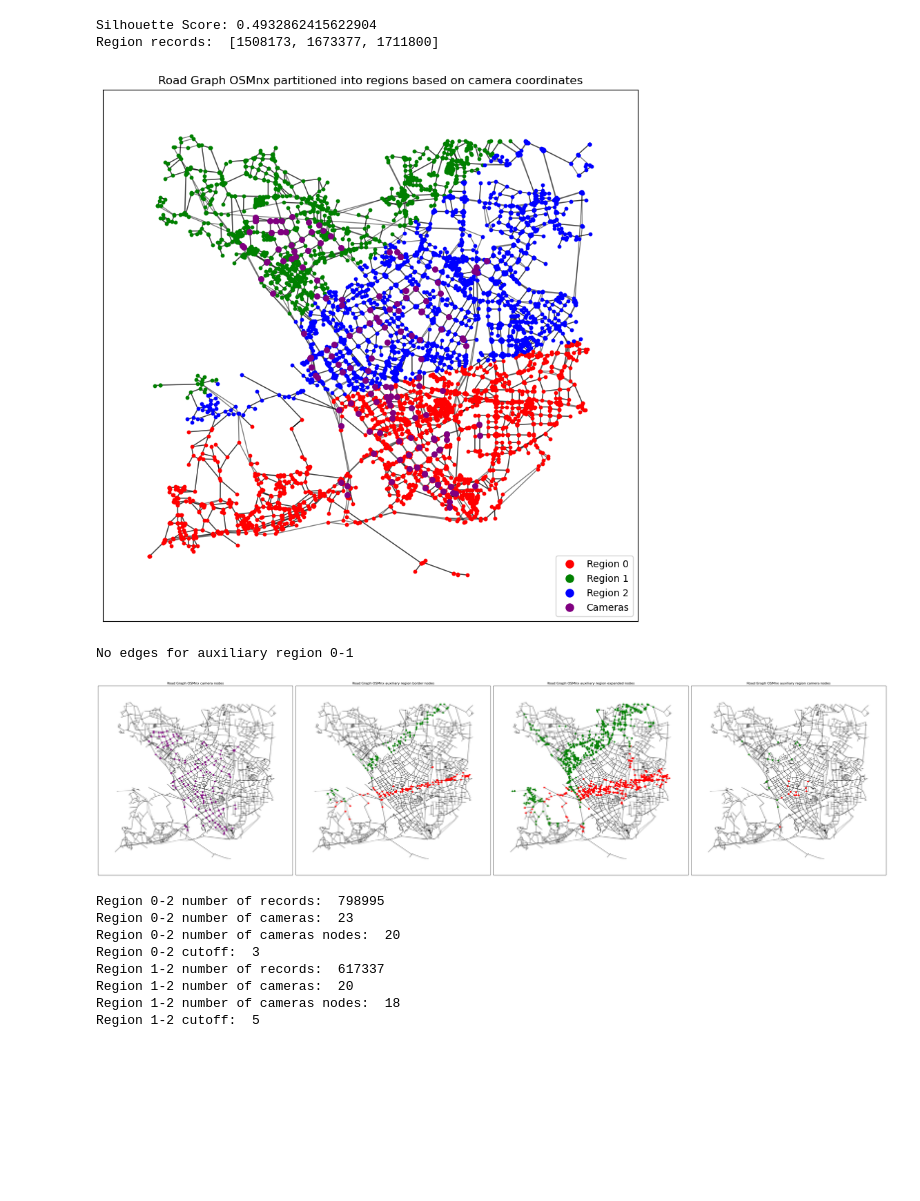
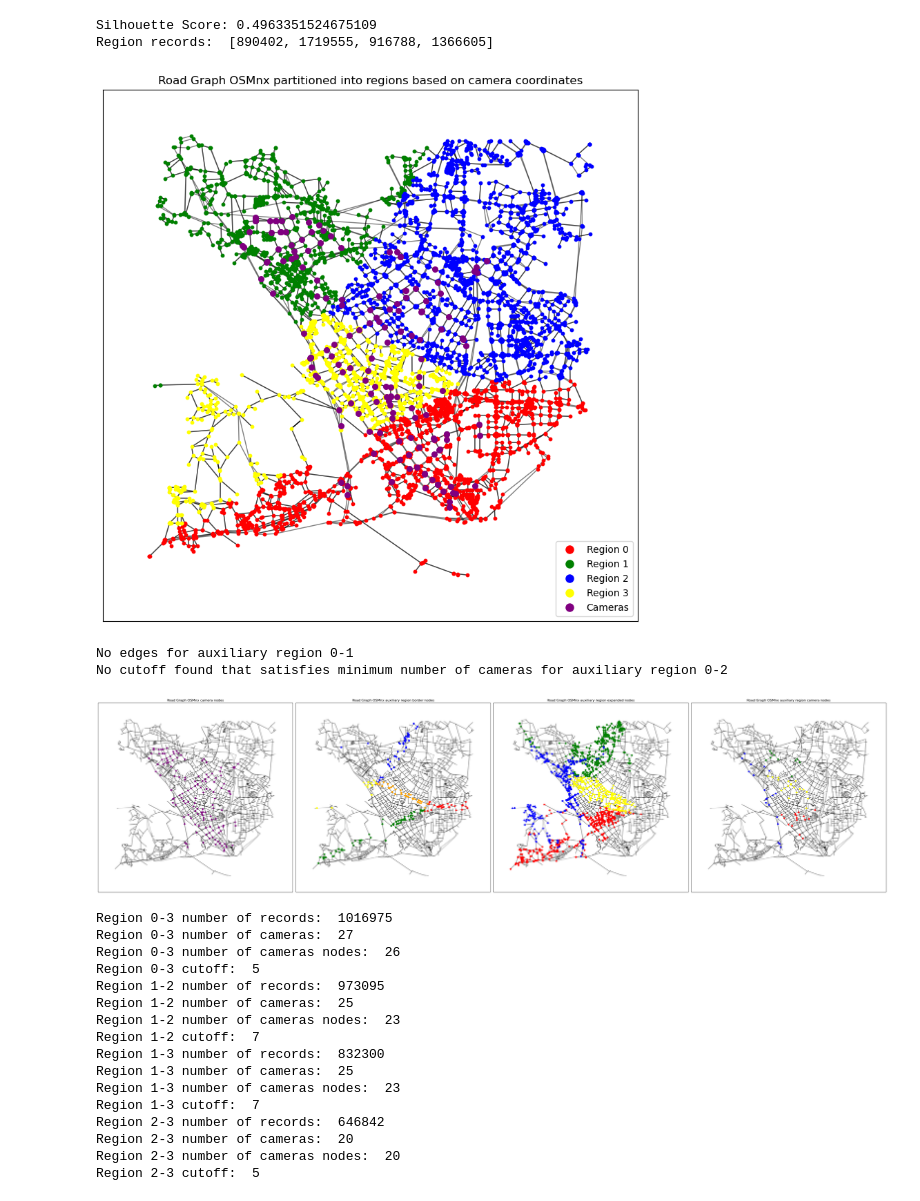
Before and after one commit to manuelck99/bachelors-thesis, a Jupyter notebook: bachelors_thesis/notebook/region_partitioning.ipynb, the cells around one changed output. Cells and saved outputs as stored; diff of their text form; code cells hidden in the pictures; blank space fills up the shorter version.

```diff
--- a/bachelors_thesis/notebook/region_partitioning.ipynb
+++ b/bachelors_thesis/notebook/region_partitioning.ipynb
@@ -33,7 +33,7 @@ with open(f"{data_path}/dataset/records-{dataset}.json", mode="r", encoding="utf
 # %%
 # Parameters
 seed = 666
-number_of_regions = 3
+number_of_regions = 4
 colors = ["red", "green", "blue", "yellow", "orange", "cyan", "brown", "pink", "purple"]
 # %%
 nodes = [{"node_id": node, "x": road_graph.nodes[node]["x"], "y": road_graph.nodes[node]["y"]} for node in
@@ -101,9 +101,9 @@ legend.append(plt.Line2D([0], [0], marker="o", color="w", markerfacecolor=colors
 plt.legend(handles=legend)
 plt.show()
 # %% [output]
-Silhouette Score: 0.4932862415622904
-Region records:  [1508173, 1673377, 1711800]
+Silhouette Score: 0.4963351524675109
+Region records:  [890402, 1719555, 916788, 1366605]
-[figure, old version]
+[figure, new version]
 # %%
 def get_number_of_cameras_in_nodes(nodes: set[int], cameras_dict: dict) -> int:
     camera_count = 0
@@ -243,7 +243,7 @@ for index, aux_region in enumerate(aux_regions):
 ax2.set_title("Road Graph OSMnx auxiliary region border nodes")
 
 aux_regions = expand_auxiliary_regions(road_graph, aux_regions, cameras_dict,
-                                       min_number_of_cameras=20, min_cutoff=1, max_cutoff=10)
+                                       min_number_of_cameras=20, min_cutoff=5, max_cutoff=10)
 
 nx.draw_networkx_edges(
     road_graph,
@@ -282,42 +282,51 @@ for index, aux_region in enumerate(aux_regions):
         node_color=colors[index],
         node_size=30,
         nodelist={cameras_dict[camera_id]["node_id"] for camera_id in
                   get_ids_of_cameras_in_region(aux_region_nodes, cameras_dict)},
         ax=ax4
     )
 
 ax4.set_title("Road Graph OSMnx auxiliary region camera nodes")
 
 plt.tight_layout()
 plt.show()
 
 for aux_region in aux_regions:
     i, j = aux_region["region"]
     aux_region_nodes = aux_region["nodes"]
     cutoff = aux_region["cutoff"]
     number_of_cameras_in_region = get_number_of_cameras_in_nodes(aux_region_nodes, cameras_dict)
     camera_nodes_in_region = {cameras_dict[camera_id]["node_id"] for camera_id in
                               get_ids_of_cameras_in_region(aux_region_nodes, cameras_dict)}
 
     records = 0
     for camera_node in camera_nodes_in_region:
         records += get_number_of_records_for_node(camera_node, cameras_dict)
 
     print(f"Region {i}-{j} number of records: ", records)
     print(f"Region {i}-{j} number of cameras: ", number_of_cameras_in_region)
     print(f"Region {i}-{j} number of cameras nodes: ", len(camera_nodes_in_region))
     print(f"Region {i}-{j} cutoff: ", cutoff)
 # %% [output]
 No edges for auxiliary region 0-1
+No cutoff found that satisfies minimum number of cameras for auxiliary region 0-2
-[figure, old version]
+[figure, new version]
-Region 0-2 number of records:  798995
-Region 0-2 number of cameras:  23
-Region 0-2 number of cameras nodes:  20
-Region 0-2 cutoff:  3
-Region 1-2 number of records:  617337
-Region 1-2 number of cameras:  20
-Region 1-2 number of cameras nodes:  18
-Region 1-2 cutoff:  5
+Region 0-3 number of records:  1016975
+Region 0-3 number of cameras:  27
+Region 0-3 number of cameras nodes:  26
+Region 0-3 cutoff:  5
+Region 1-2 number of records:  973095
+Region 1-2 number of cameras:  25
+Region 1-2 number of cameras nodes:  23
+Region 1-2 cutoff:  7
+Region 1-3 number of records:  832300
+Region 1-3 number of cameras:  25
+Region 1-3 number of cameras nodes:  23
+Region 1-3 cutoff:  7
+Region 2-3 number of records:  646842
+Region 2-3 number of cameras:  20
+Region 2-3 number of cameras nodes:  20
+Region 2-3 cutoff:  5
 # %%
 # Region: {
 #     "auxiliary": False,                          Indicates that this is a region
```
Also changed, not shown: 4 other files.
